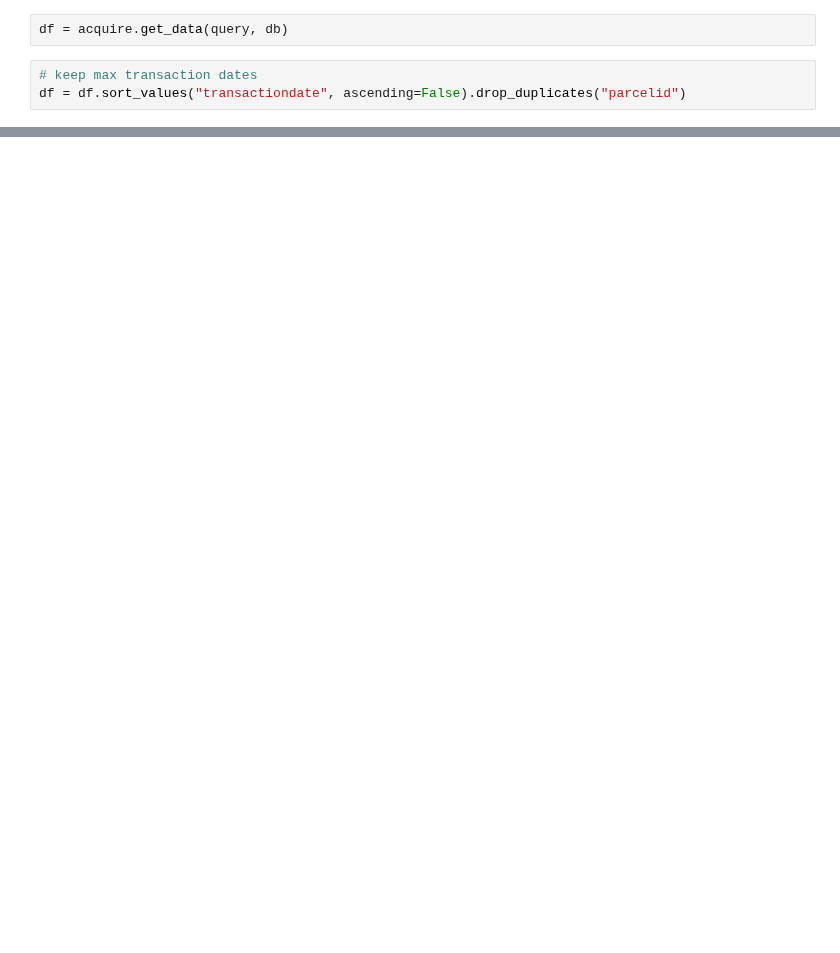
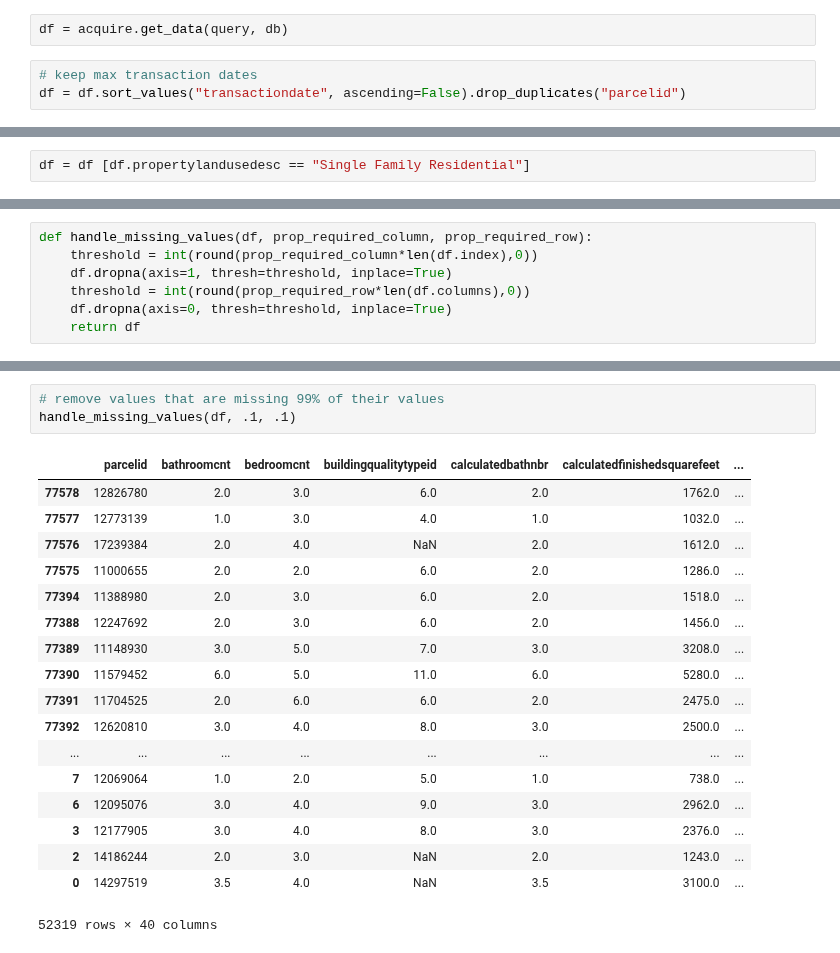
Before and after one commit to misty-garcia/ds-methodologies-exercises, a Jupyter notebook: clustering/zillow.ipynb, the cells around one changed output, grey strips where cells are left out. Drawn from its saved outputs; the diff is of its cells as text; blank space fills up the shorter version.

```diff
--- a/clustering/zillow.ipynb
+++ b/clustering/zillow.ipynb
@@ -44,0 +192,2 @@ memory usage: 40.7+ MB
+# %%
+df = df [df.propertylandusedesc == "Single Family Residential"]
@@ -44,0 +207,7 @@ memory usage: 40.7+ MB
+# %%
+def handle_missing_values(df, prop_required_column, prop_required_row):
+    threshold = int(round(prop_required_column*len(df.index),0))
+    df.dropna(axis=1, thresh=threshold, inplace=True)
+    threshold = int(round(prop_required_row*len(df.columns),0))
+    df.dropna(axis=0, thresh=threshold, inplace=True)
+    return df
@@ -44,0 +238,22 @@ memory usage: 40.7+ MB
+# %%
+# remove values that are missing 99% of their values
+handle_missing_values(df, .1, .1)
+# %% [output]
+|  | parcelid | bathroomcnt | bedroomcnt | buildingqualitytypeid | calculatedbathnbr | calculatedfinishedsquarefeet | ... |
+| 77578 | 12826780 | 2.0 | 3.0 | 6.0 | 2.0 | 1762.0 | ... |
+| 77577 | 12773139 | 1.0 | 3.0 | 4.0 | 1.0 | 1032.0 | ... |
+| 77576 | 17239384 | 2.0 | 4.0 | NaN | 2.0 | 1612.0 | ... |
+| 77575 | 11000655 | 2.0 | 2.0 | 6.0 | 2.0 | 1286.0 | ... |
+| 77394 | 11388980 | 2.0 | 3.0 | 6.0 | 2.0 | 1518.0 | ... |
+| 77388 | 12247692 | 2.0 | 3.0 | 6.0 | 2.0 | 1456.0 | ... |
+| 77389 | 11148930 | 3.0 | 5.0 | 7.0 | 3.0 | 3208.0 | ... |
+| 77390 | 11579452 | 6.0 | 5.0 | 11.0 | 6.0 | 5280.0 | ... |
+| 77391 | 11704525 | 2.0 | 6.0 | 6.0 | 2.0 | 2475.0 | ... |
+| 77392 | 12620810 | 3.0 | 4.0 | 8.0 | 3.0 | 2500.0 | ... |
+| ... | ... | ... | ... | ... | ... | ... | ... |
+| 7 | 12069064 | 1.0 | 2.0 | 5.0 | 1.0 | 738.0 | ... |
+| 6 | 12095076 | 3.0 | 4.0 | 9.0 | 3.0 | 2962.0 | ... |
+| 3 | 12177905 | 3.0 | 4.0 | 8.0 | 3.0 | 2376.0 | ... |
+| 2 | 14186244 | 2.0 | 3.0 | NaN | 2.0 | 1243.0 | ... |
+| 0 | 14297519 | 3.5 | 4.0 | NaN | 3.5 | 3100.0 | ... |
+52319 rows × 40 columns
```
Also changed, not shown: parts of 33 cells of this notebook, 3 other files.
